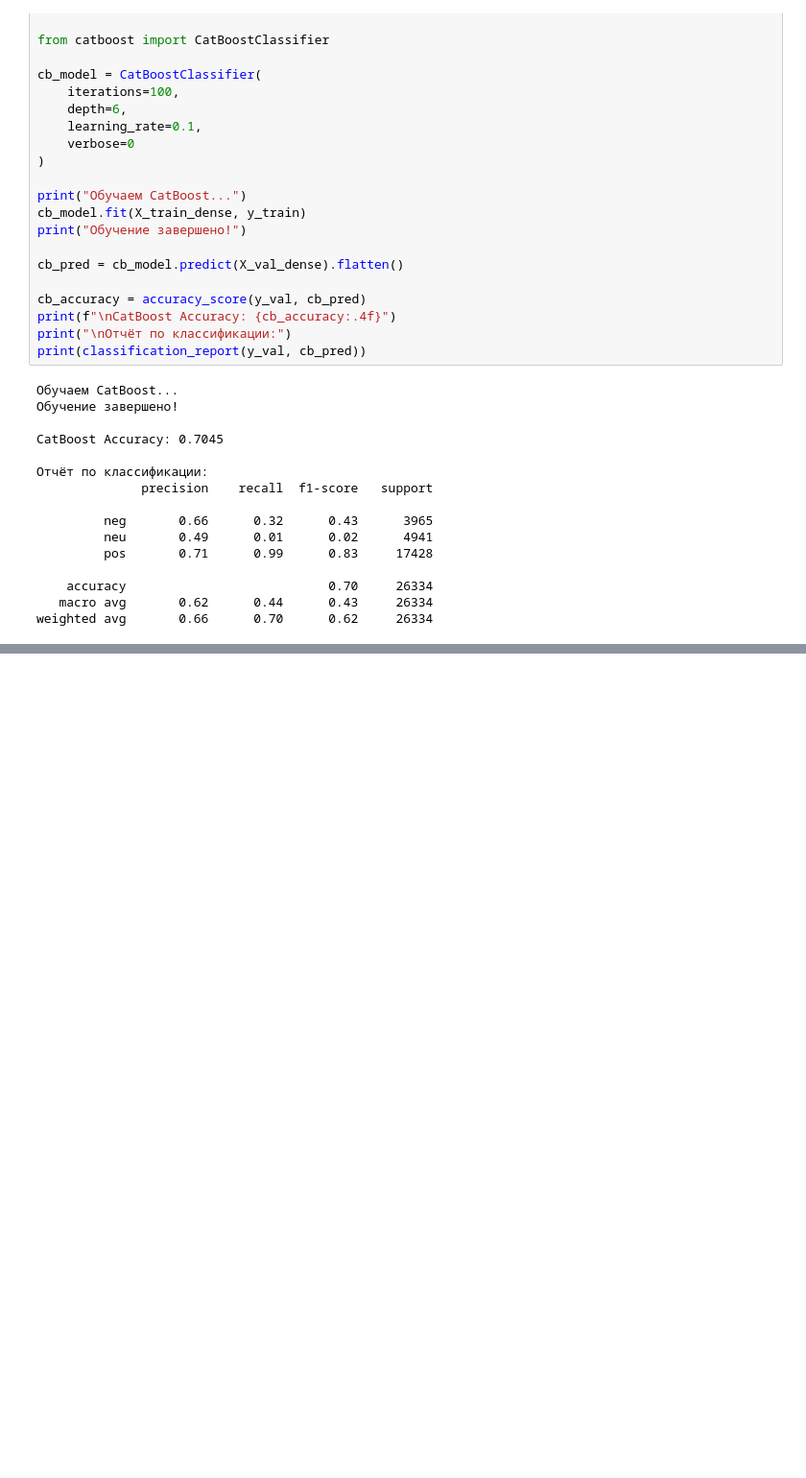
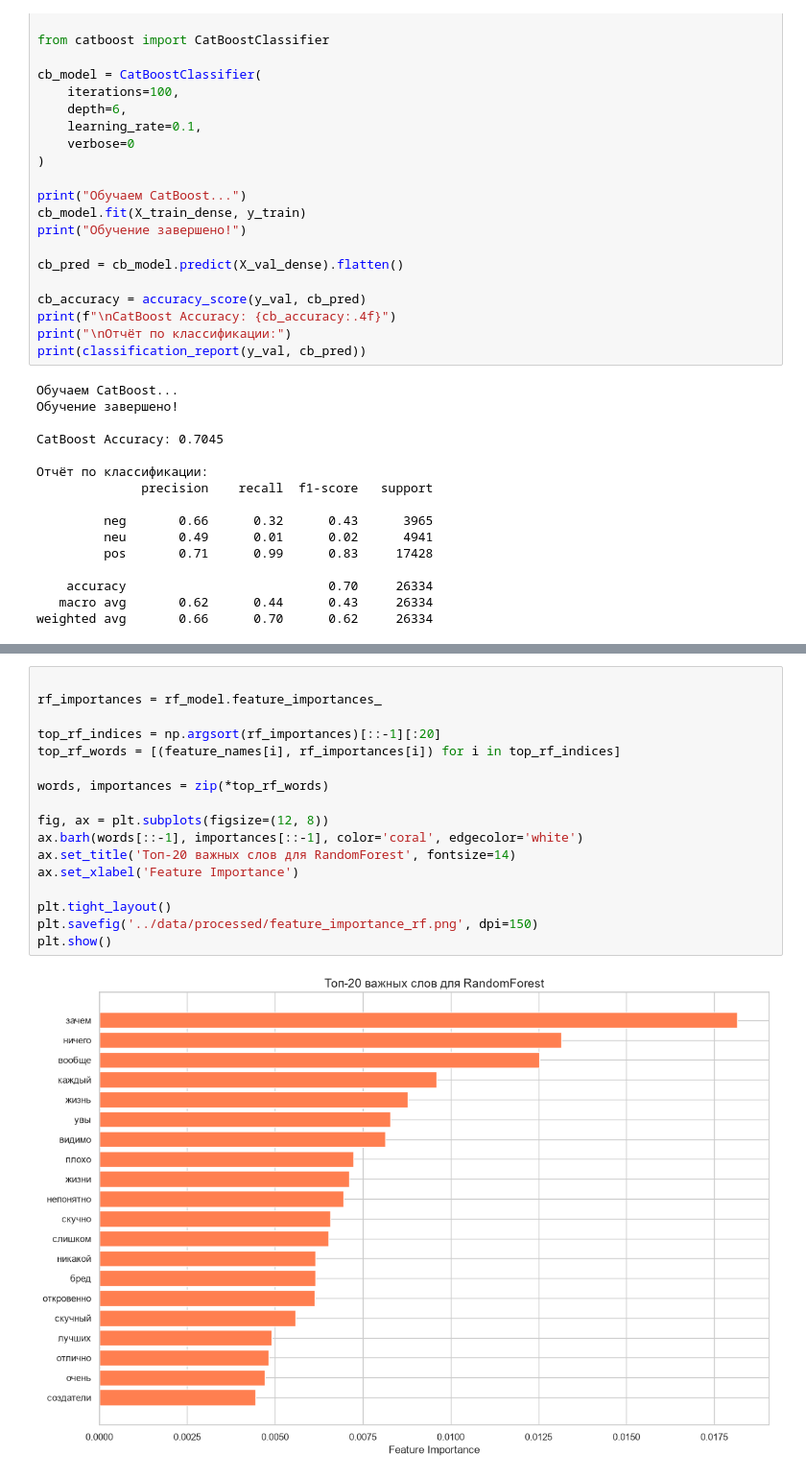
Before and after one commit to DuckFromLake/RAG-assistant, a Jupyter notebook: notebooks/04_analysis.ipynb, the cells around one changed output, grey strips where cells are left out. Shown at 96% size. Drawn from its saved outputs; the diff is of its cells as text; blank space fills up the shorter version.

```diff
--- a/notebooks/04_analysis.ipynb
+++ b/notebooks/04_analysis.ipynb
@@ -264,0 +329,19 @@ weighted avg       0.66      0.70      0.62     26334
+# %%
+
+rf_importances = rf_model.feature_importances_
+
+top_rf_indices = np.argsort(rf_importances)[::-1][:20]
+top_rf_words = [(feature_names[i], rf_importances[i]) for i in top_rf_indices]
+
+words, importances = zip(*top_rf_words)
+
+fig, ax = plt.subplots(figsize=(12, 8))
+ax.barh(words[::-1], importances[::-1], color='coral', edgecolor='white')
+ax.set_title('Топ-20 важных слов для RandomForest', fontsize=14)
+ax.set_xlabel('Feature Importance')
+
+plt.tight_layout()
+plt.savefig('../data/processed/feature_importance_rf.png', dpi=150)
+plt.show()
+# %% [output]
+[figure, added]
```
Also changed, not shown: parts of 4 cells of this notebook, 4 other files.
